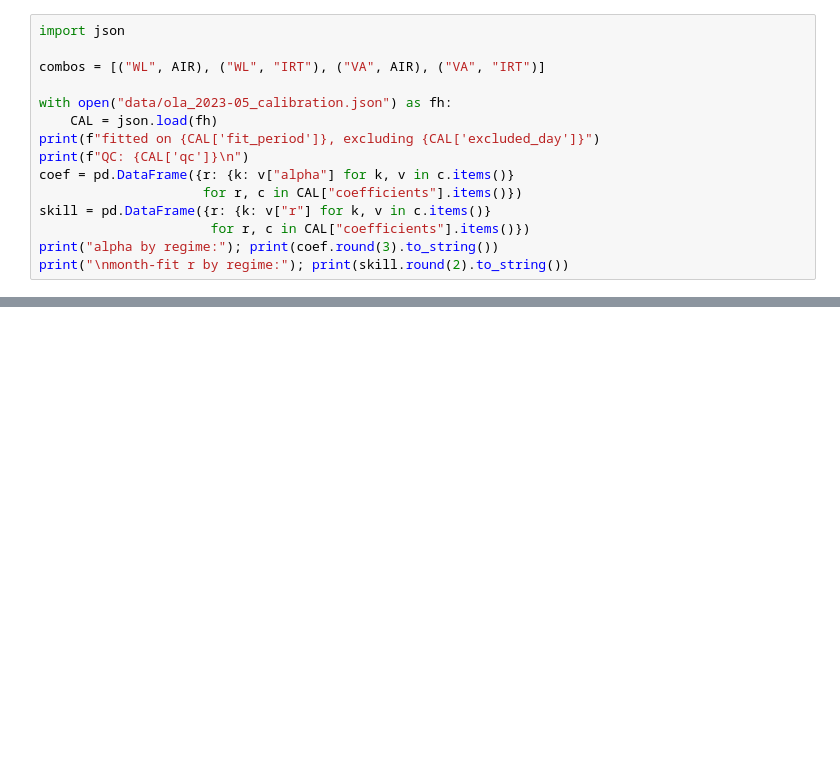
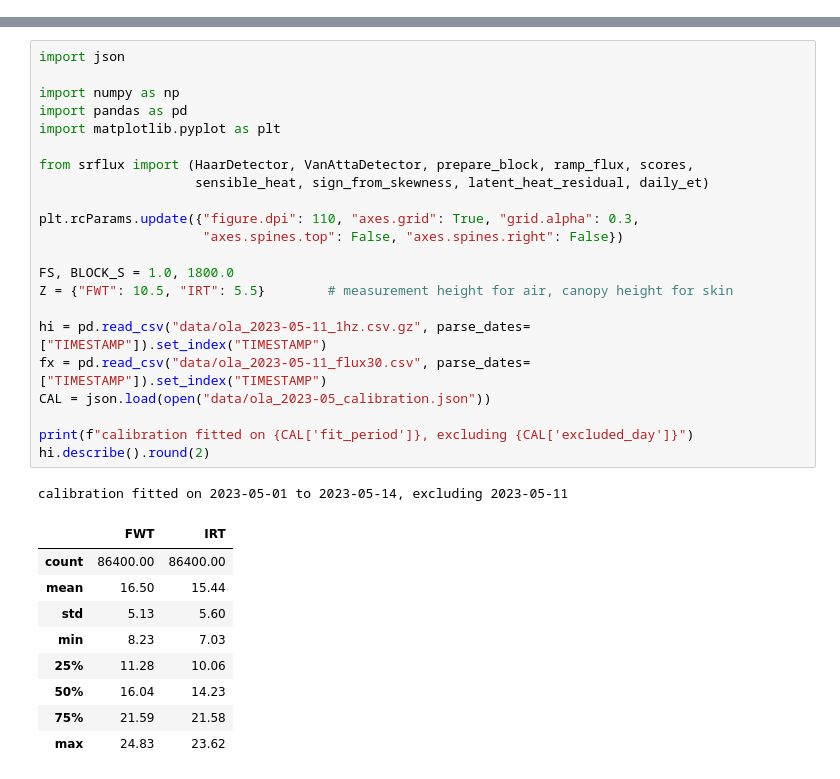
Before and after one commit to nbambach-blip/srflux, a Jupyter notebook: examples/ola_one_day.ipynb, the cells around one changed output, grey strips where cells are left out. Cells and saved outputs as stored; diff of their text form; blank space fills up the shorter version.

```diff
--- a/examples/ola_one_day.ipynb
+++ b/examples/ola_one_day.ipynb
@@ -367,15 +0,0 @@ not decide which way the heat is going.
-# %%
-import json
-
-combos = [("WL", AIR), ("WL", "IRT"), ("VA", AIR), ("VA", "IRT")]
-
-with open("data/ola_2023-05_calibration.json") as fh:
-    CAL = json.load(fh)
-print(f"fitted on {CAL['fit_period']}, excluding {CAL['excluded_day']}")
-print(f"QC: {CAL['qc']}\n")
-coef = pd.DataFrame({r: {k: v["alpha"] for k, v in c.items()}
-                     for r, c in CAL["coefficients"].items()})
-skill = pd.DataFrame({r: {k: v["r"] for k, v in c.items()}
-                      for r, c in CAL["coefficients"].items()})
-print("alpha by regime:"); print(coef.round(3).to_string())
-print("\nmonth-fit r by regime:"); print(skill.round(2).to_string())
@@ -822,0 +19,33 @@ closure-corrected H is preferable when one is available.
+# %%
+import json
+
+import numpy as np
+import pandas as pd
+import matplotlib.pyplot as plt
+
+from srflux import (HaarDetector, VanAttaDetector, prepare_block, ramp_flux, scores,
+                    sensible_heat, sign_from_skewness, latent_heat_residual, daily_et)
+
+plt.rcParams.update({"figure.dpi": 110, "axes.grid": True, "grid.alpha": 0.3,
+                     "axes.spines.top": False, "axes.spines.right": False})
+
+FS, BLOCK_S = 1.0, 1800.0
+Z = {"FWT": 10.5, "IRT": 5.5}        # measurement height for air, canopy height for skin
+
+hi = pd.read_csv("data/ola_2023-05-11_1hz.csv.gz", parse_dates=["TIMESTAMP"]).set_index("TIMESTAMP")
+fx = pd.read_csv("data/ola_2023-05-11_flux30.csv", parse_dates=["TIMESTAMP"]).set_index("TIMESTAMP")
+CAL = json.load(open("data/ola_2023-05_calibration.json"))
+
+print(f"calibration fitted on {CAL['fit_period']}, excluding {CAL['excluded_day']}")
+hi.describe().round(2)
+# %% [output]
+calibration fitted on 2023-05-01 to 2023-05-14, excluding 2023-05-11
+|  | FWT | IRT |
+| count | 86400.00 | 86400.00 |
+| mean | 16.50 | 15.44 |
+| std | 5.13 | 5.60 |
+| min | 8.23 | 7.03 |
+| 25% | 11.28 | 10.06 |
+| 50% | 16.04 | 14.23 |
+| 75% | 21.59 | 21.58 |
+| max | 24.83 | 23.62 |
```
Also changed, not shown: parts of 43 cells of this notebook, 13 other files.
